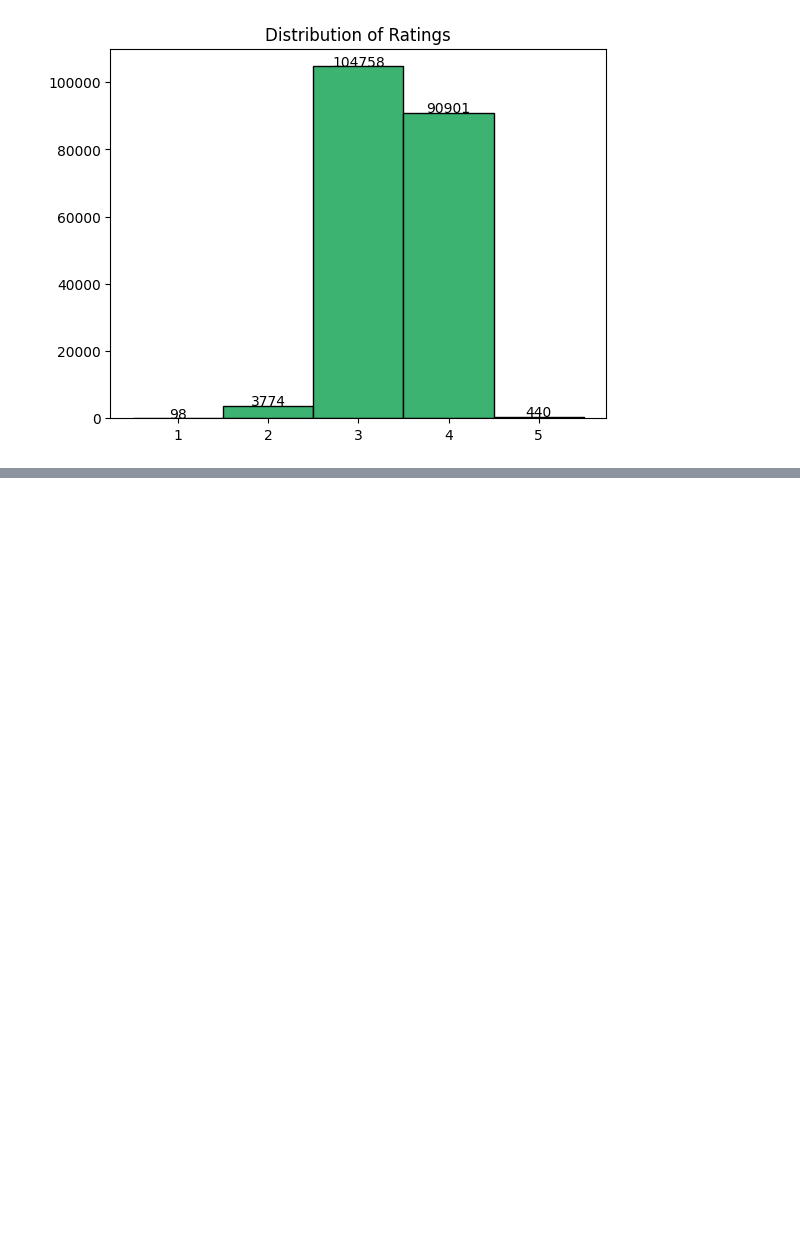
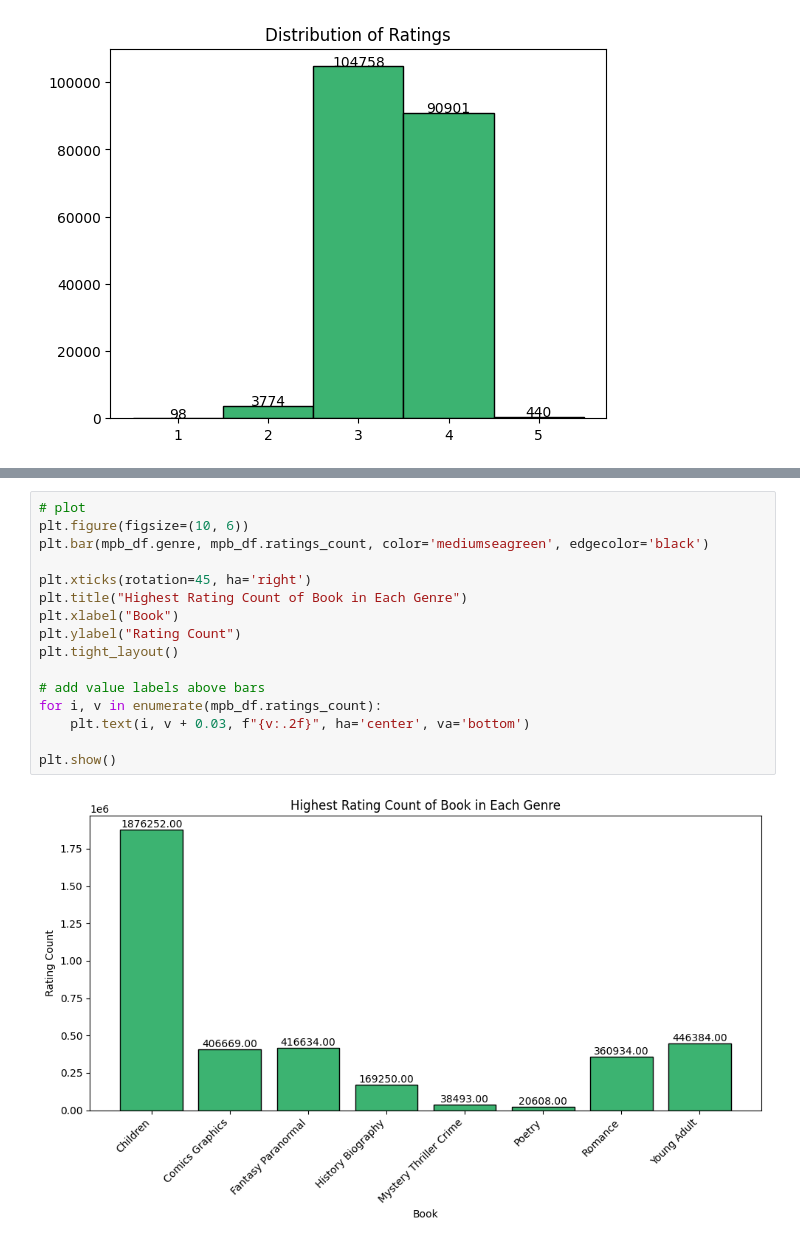
Before and after one commit to nrchnnas/recsys, a Jupyter notebook: eda.ipynb, the cells around one changed output, grey strips where cells are left out. Drawn from its saved outputs; the diff is of its cells as text; blank space fills up the shorter version.

```diff
--- a/eda.ipynb
+++ b/eda.ipynb
@@ -96,0 +135,18 @@ for count, patch in zip(counts, patches):
+# %%
+# plot
+plt.figure(figsize=(10, 6))
+plt.bar(mpb_df.genre, mpb_df.ratings_count, color='mediumseagreen', edgecolor='black')
+
+plt.xticks(rotation=45, ha='right')
+plt.title("Highest Rating Count of Book in Each Genre")
+plt.xlabel("Book")
+plt.ylabel("Rating Count")
+plt.tight_layout()
+
+# add value labels above bars
+for i, v in enumerate(mpb_df.ratings_count):
+    plt.text(i, v + 0.03, f"{v:.2f}", ha='center', va='bottom')
+
+plt.show()
+# %% [output]
+[figure, added]
```
Also changed, not shown: parts of 4 cells of this notebook.
